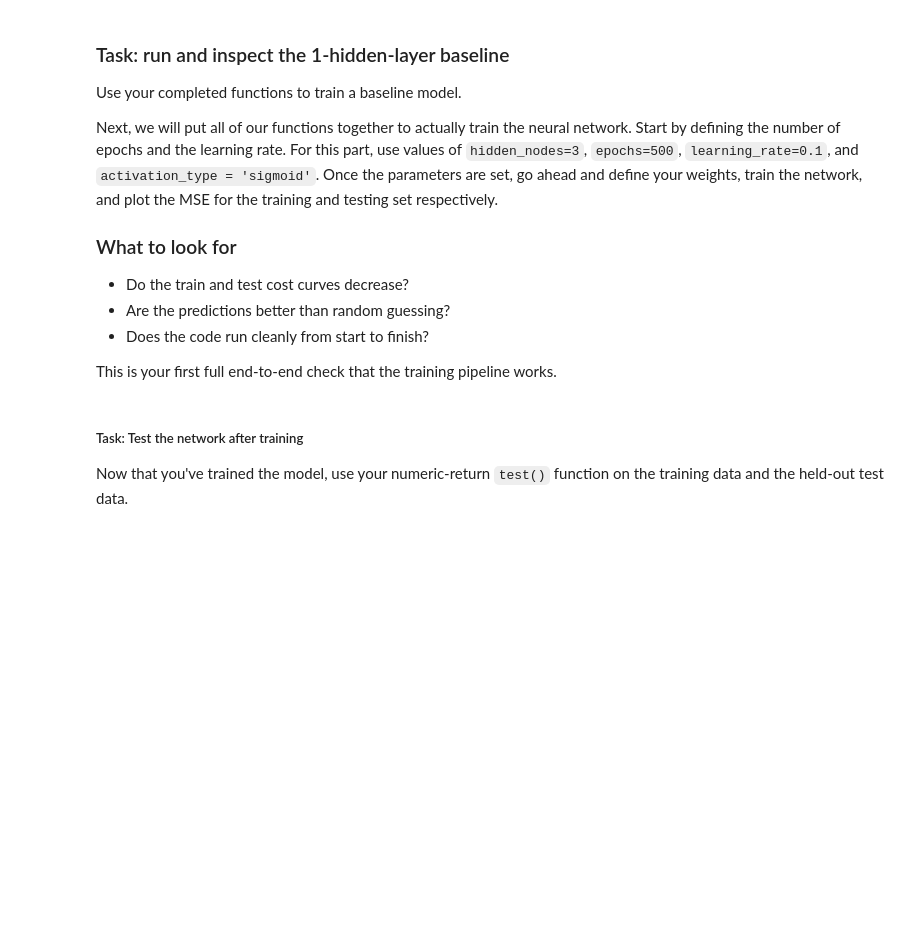
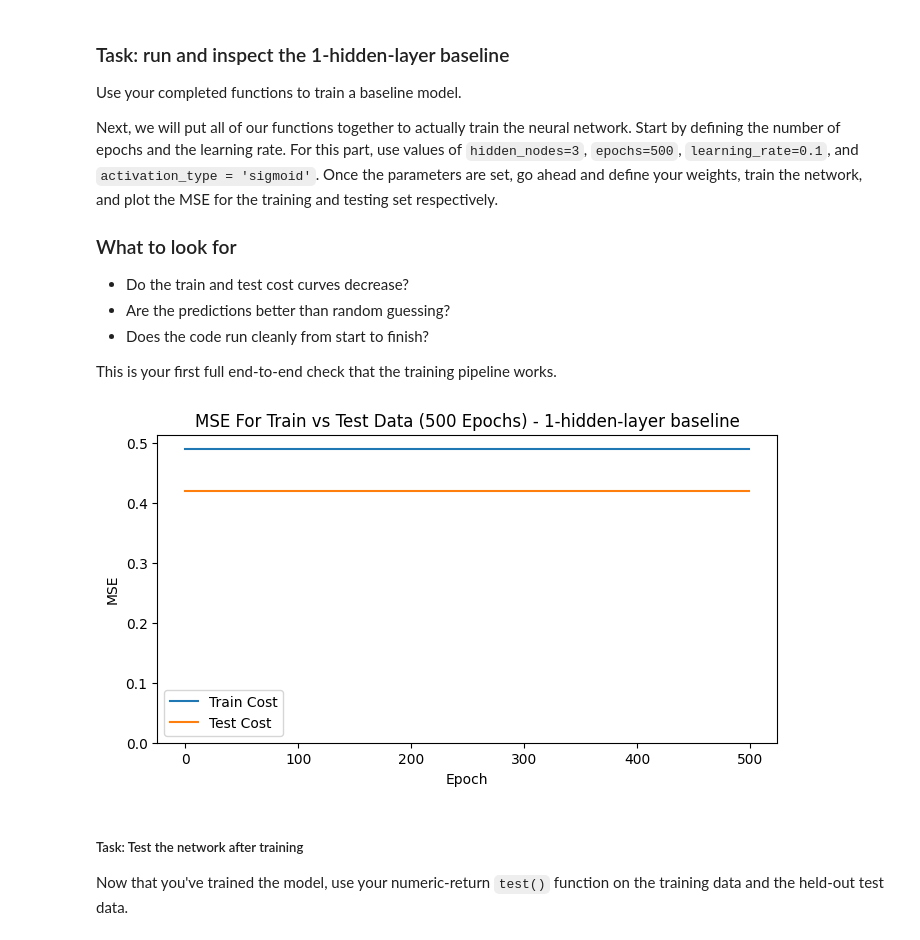
Before and after one commit to MaxGuryan9/Project_4, a Jupyter notebook: Project4_student-1.ipynb, the cells around one changed output. Saved outputs shown, nothing was run; the diff lists cells and outputs as text; code cells hidden in the pictures; blank space fills up the shorter version.

```diff
--- a/Project4_student-1.ipynb
+++ b/Project4_student-1.ipynb
@@ -370,14 +370,14 @@ Hint: You can use `if` statements to check for what type of `acitvation_type` th
 
 def ActivationFxnDerivative(x, activation_type):
     # TODO: write your code here
-    if activation_type == 'sigmoid_derivative':
+    if activation_type == 'sigmoid':
         return sigmoid_derivative(x)
-    elif activation_type == 'relu_derivative':
+    elif activation_type == 'relu':
         return relu_derivative(x)
-    elif activation_type == 'tanh_derivative':
+    elif activation_type == 'tanh':
         return tanh_derivative
     else:
-        raise ValueError(f"Your input {activation_type} must be from this list ['sigmoid_derivative', 'relu_derivative', 'tanh_derivative']")
+        raise ValueError(f"Your input {activation_type} must be from this list ['sigmoid', 'relu', 'tanh']")
 # %% [markdown]
 ### Task: Define the cost function
 
@@ -491,7 +494,7 @@ Your function should return:
 For the gradient formulas, refer back to Labs 11 and 12.
 # %%
 def gradient(x, y, a1, a2, z1, z2, activation_type):
-    dz2 = (a2 - y) * ActivationFxnDerivative(z2, activation_type)
+    dz2 = (a2 - y) * sigmoid_derivative(z2)
     dW2 = dz2 @ a1.T
     db2 = dz2
 
@@ -543,20 +598,30 @@ Next, we will put all of our functions together to actually train the neural net
 This is your first full end-to-end check that the training pipeline works.
 # %%
 # Initialize weights and biases
+hidden_nodes = 3
+epochs = 500
+learning_rate = 0.1
+activation_type = 'sigmoid'
+W1, b1, W2, b2 = GenerateAllWeights(input_nodes, hidden_nodes, output_nodes, seed)
 
 # Train the model and get the train and test costs
+train_cost_1, test_cost_1 = train(X_train, Y_train, X_test, Y_test,
+                                  learning_rate, epochs,
+                                  activation_type)
 
 ## DO NOT ADJUST ##
 max_cost = max(np.max(train_cost_1), np.max(test_cost_1))
 plt.figure(figsize=(8, 4))
 plt.plot(np.arange(epochs), train_cost_1, label='Train Cost')
 plt.plot(np.arange(epochs), test_cost_1, label='Test Cost')
 plt.xlabel('Epoch')
 plt.ylabel('MSE')
 plt.title(f'MSE For Train vs Test Data ({epochs} Epochs) - 1-hidden-layer baseline')
 plt.ylim([0, max_cost * 1.05])   # add 5% padding
 plt.legend()
 plt.show()
+# %% [output]
+[figure, added]
 # %% [markdown]
 ##### Task: Test the network after training
 
```
Also changed, not shown: parts of 3 cells of this notebook.
